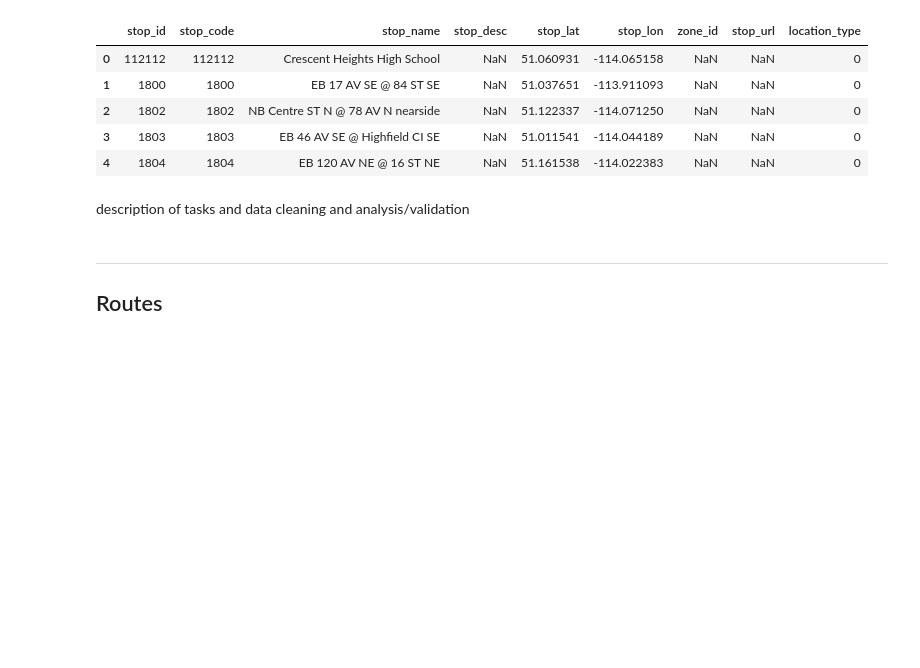
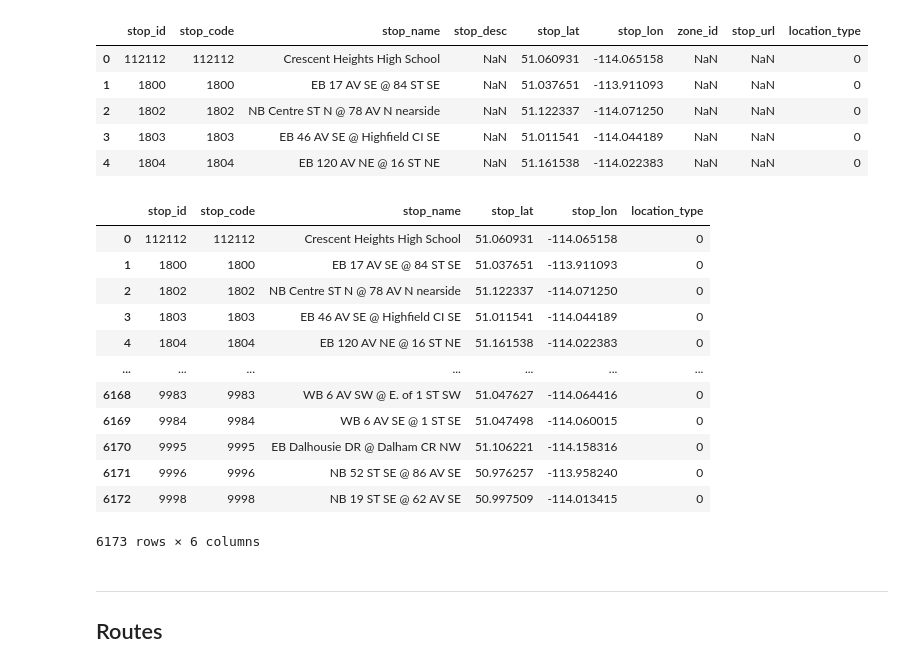
Before and after one commit to Mathemusician1729/Calgary-Transit-Intelligence-Engine, a Jupyter notebook: main.ipynb, the cells around one changed output. Drawn from its saved outputs; the diff is of its cells as text; code cells hidden in the pictures; blank space fills up the shorter version.

```diff
--- a/main.ipynb
+++ b/main.ipynb
@@ -71,9 +71,23 @@ dtype: int64
 | 3 | 1803 | 1803 | EB 46 AV SE @ Highfield CI SE | NaN | 51.011541 | -114.044189 | NaN | NaN | 0 |
 | 4 | 1804 | 1804 | EB 120 AV NE @ 16 ST NE | NaN | 51.161538 | -114.022383 | NaN | NaN | 0 |
 # %%
-# data cleaning
+# remove 'zone_id', 'stop_desc', and 'stop_url' columns since they are all empty columns
+stops = stops.drop(['zone_id', 'stop_desc', 'stop_url'], axis=1)
+stops
+# %% [output]
+|  | stop_id | stop_code | stop_name | stop_lat | stop_lon | location_type |
+| 0 | 112112 | 112112 | Crescent Heights High School | 51.060931 | -114.065158 | 0 |
+| 1 | 1800 | 1800 | EB 17 AV SE @ 84 ST SE | 51.037651 | -113.911093 | 0 |
+| 2 | 1802 | 1802 | NB Centre ST N @ 78 AV N nearside | 51.122337 | -114.071250 | 0 |
+| 3 | 1803 | 1803 | EB 46 AV SE @ Highfield CI SE | 51.011541 | -114.044189 | 0 |
+| 4 | 1804 | 1804 | EB 120 AV NE @ 16 ST NE | 51.161538 | -114.022383 | 0 |
+| ... | ... | ... | ... | ... | ... | ... |
+| 6168 | 9983 | 9983 | WB 6 AV SW @ E. of 1 ST SW | 51.047627 | -114.064416 | 0 |
+| 6169 | 9984 | 9984 | WB 6 AV SE @ 1 ST SE | 51.047498 | -114.060015 | 0 |
+| 6170 | 9995 | 9995 | EB Dalhousie DR @ Dalham CR NW | 51.106221 | -114.158316 | 0 |
+| 6171 | 9996 | 9996 | NB 52 ST SE @ 86 AV SE | 50.976257 | -113.958240 | 0 |
+| 6172 | 9998 | 9998 | NB 19 ST SE @ 62 AV SE | 50.997509 | -114.013415 | 0 |
+6173 rows × 6 columns
-# %% [markdown]
-description of tasks and data cleaning and analysis/validation
 # %% [markdown]
 ---
 ## Routes
```
Also changed, not shown: parts of 20 cells of this notebook.
